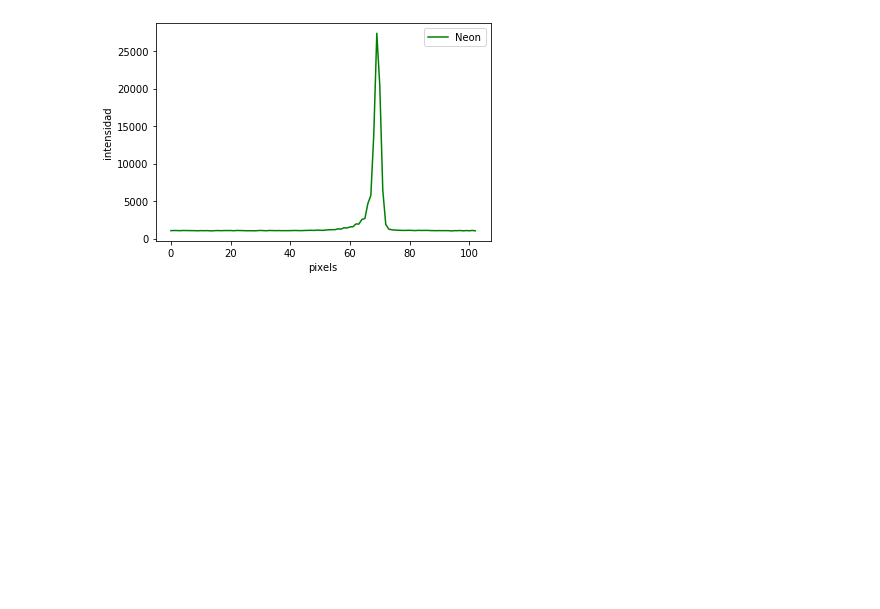
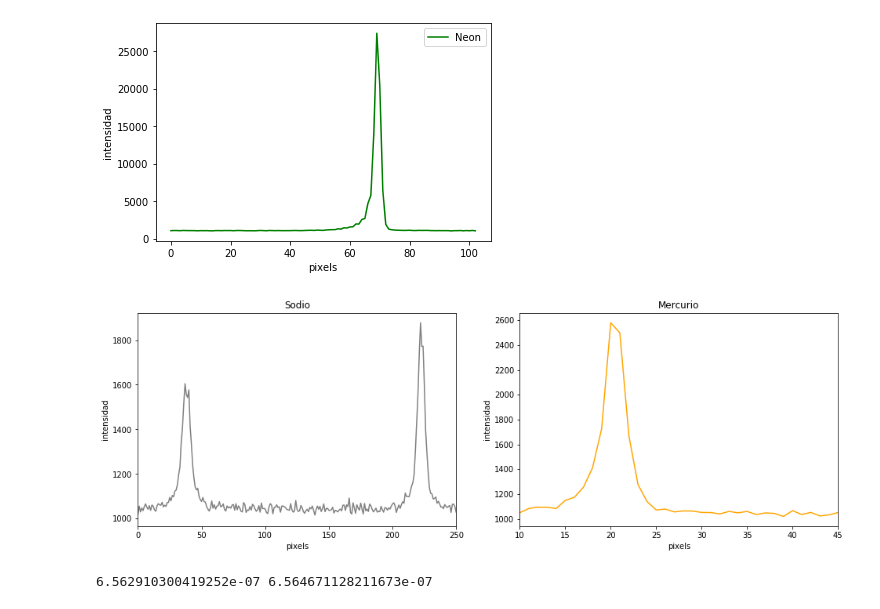
Before and after one commit to JsNcAr/University, a Jupyter notebook: Moderna/Labo5/lab.ipynb, the cells around one changed output. Cells and saved outputs as stored; diff of their text form; code cells hidden in the pictures; blank space fills up the shorter version.

```diff
--- a/Moderna/Labo5/lab.ipynb
+++ b/Moderna/Labo5/lab.ipynb
@@ -66,6 +81,30 @@ plt.show()
 # %% [output]
 0.0047776699029126206
 [figure]
+# %%
+fig, axs = plt.subplots(1,2, figsize =  (16,5))
+axs[0].plot(na.index, na['in'], c ='gray')
+axs[0].set_xlabel('pixels')
+axs[0].set_xlim(0,250)
+axs[0].set_ylabel('intensidad')
+axs[0].set_title('Sodio')
+
+axs[1].plot(hg.index, hg['in'], c ='orange')
+axs[1].set_xlabel('pixels')
+axs[1].set_xlim(10,45)
+axs[1].set_ylabel('intensidad')
+axs[1].set_title('Mercurio')
+
+plt.savefig('todos.png')
+plt.show()
+# %% [output]
+[figure, added]
 # %%
 ine = mb.puntosCriticos(0, max(ne.index), ne)
 lne = [conversion(var) for var in ine if int(ne.iloc[var]) > 9000]
+# %%
+ala=1.0970742659e7*(0.25-(1/9))
+bla = 1.09678e7*(0.25-(1/9))
+print(1/ala, 1/bla)
+# %% [output]
+6.562910300419252e-07 6.564671128211673e-07
```
Also changed, not shown: parts of 3 cells of this notebook, 18 other files.
